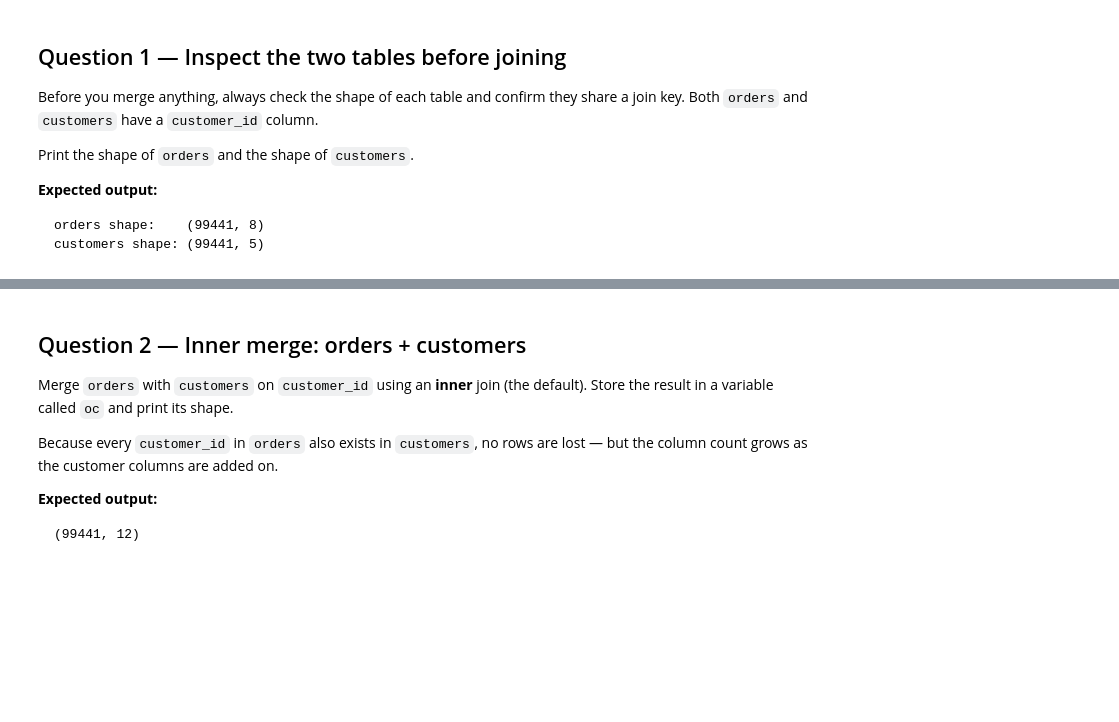
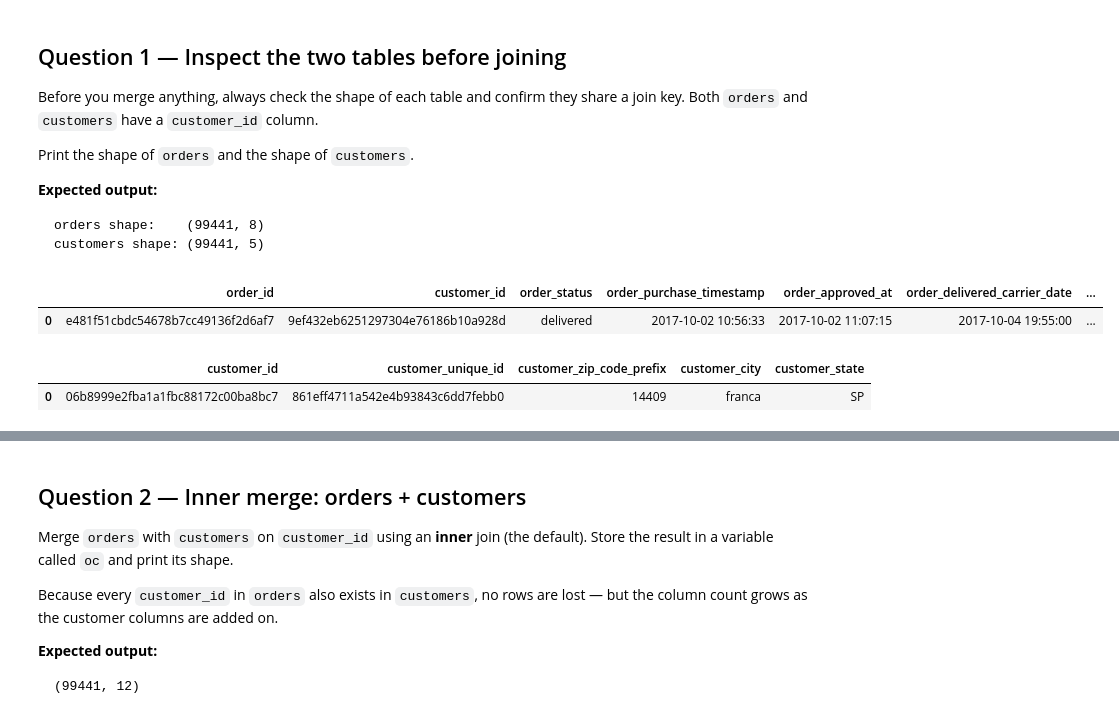
Before and after one commit to Bertrand94/nitda-blockchain-scholarship, a Jupyter notebook: curriculum/phase-2a-python/weeks-01-08-teaching/week-07-merging-dataframes/01-wednesday/exercises/week-07-wed-exercises.ipynb, the cells around one changed output, grey strips where cells are left out. Drawn from its saved outputs; the diff is of its cells as text; code cells hidden in the pictures; blank space fills up the shorter version.

````diff
--- a/curriculum/phase-2a-python/weeks-01-08-teaching/week-07-merging-dataframes/01-wednesday/exercises/week-07-wed-exercises.ipynb
+++ b/curriculum/phase-2a-python/weeks-01-08-teaching/week-07-merging-dataframes/01-wednesday/exercises/week-07-wed-exercises.ipynb
@@ -32,17 +32,17 @@ from google.colab import drive
 import os
 
 # Mount Google Drive
-drive.mount('/content/drive')
+#drive.mount('/content/drive')
 
 # Define path to the shared olist-data folder
 olist_path = '/content/drive/MyDrive/olist-data'
 
 # Load the tables you need this session
-orders = pd.read_csv(os.path.join(olist_path, 'olist_orders_dataset.csv'))
-customers = pd.read_csv(os.path.join(olist_path, 'olist_customers_dataset.csv'))
-order_items = pd.read_csv(os.path.join(olist_path, 'olist_order_items_dataset.csv'))
-products = pd.read_csv(os.path.join(olist_path, 'olist_products_dataset.csv'))
-product_translations = pd.read_csv(os.path.join(olist_path, 'product_category_name_translation.csv'))
+orders = pd.read_csv(os.path.join(olist_path, '/content/olist_orders_dataset.csv'))
+customers = pd.read_csv(os.path.join(olist_path, '/content/olist_customers_dataset.csv'))
+order_items = pd.read_csv(os.path.join(olist_path, '/content/olist_order_items_dataset.csv'))
+products = pd.read_csv(os.path.join(olist_path, '/content/olist_products_dataset.csv'))
+product_translations = pd.read_csv(os.path.join(olist_path, '/content/product_category_name_translation.csv'))
 
 # Confirm everything loaded
 print(f"✓ orders:              {orders.shape}")
@@ -63,3 +69,13 @@ Print the shape of `orders` and the shape of `customers`.
 orders shape:    (99441, 8)
 customers shape: (99441, 5)
 ```
+# %%
+orders.head(1)
+# %% [output]
+|  | order_id | customer_id | order_status | order_purchase_timestamp | order_approved_at | order_delivered_carrier_date | ... |
+| 0 | e481f51cbdc54678b7cc49136f2d6af7 | 9ef432eb6251297304e76186b10a928d | delivered | 2017-10-02 10:56:33 | 2017-10-02 11:07:15 | 2017-10-04 19:55:00 | ... |
+# %%
+customers.head(1)
+# %% [output]
+|  | customer_id | customer_unique_id | customer_zip_code_prefix | customer_city | customer_state |
+| 0 | 06b8999e2fba1a1fbc88172c00ba8bc7 | 861eff4711a542e4b93843c6dd7febb0 | 14409 | franca | SP |
````
Also changed, not shown: parts of 13 cells of this notebook.
